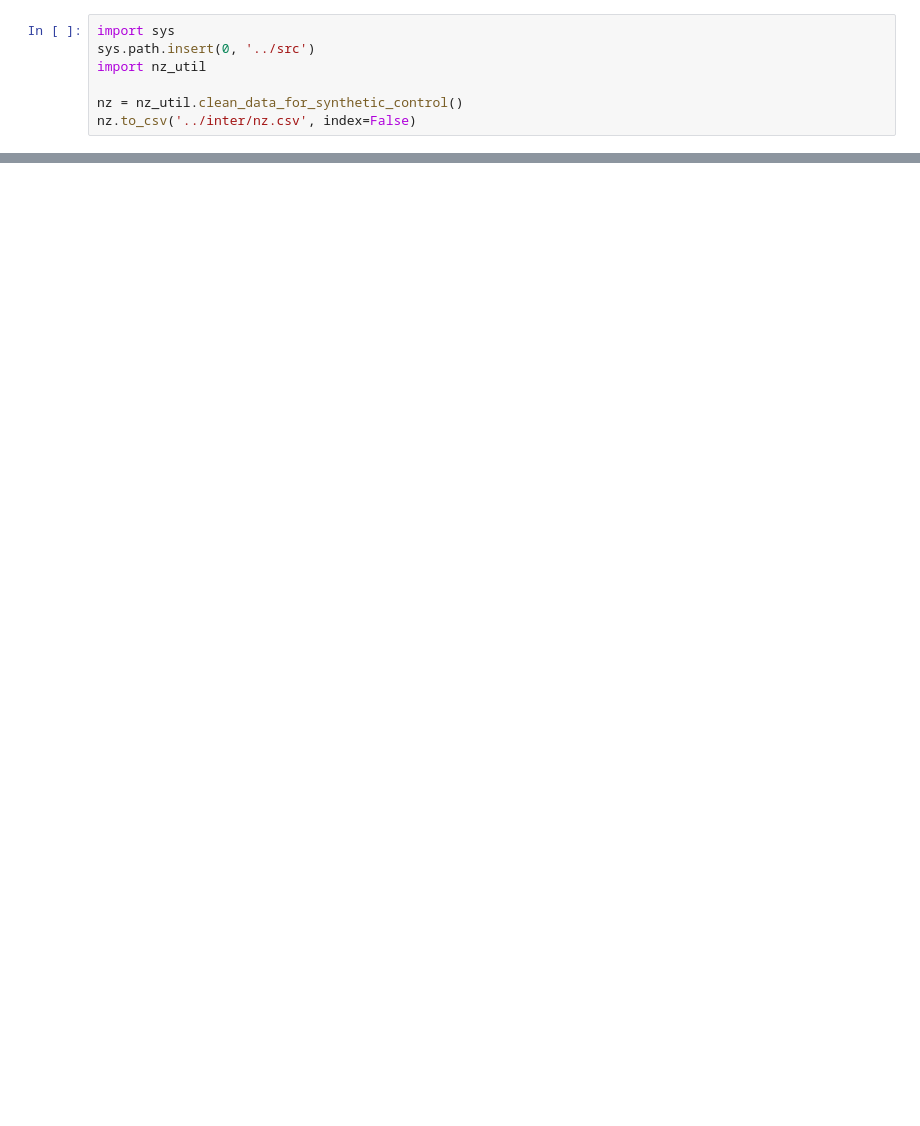
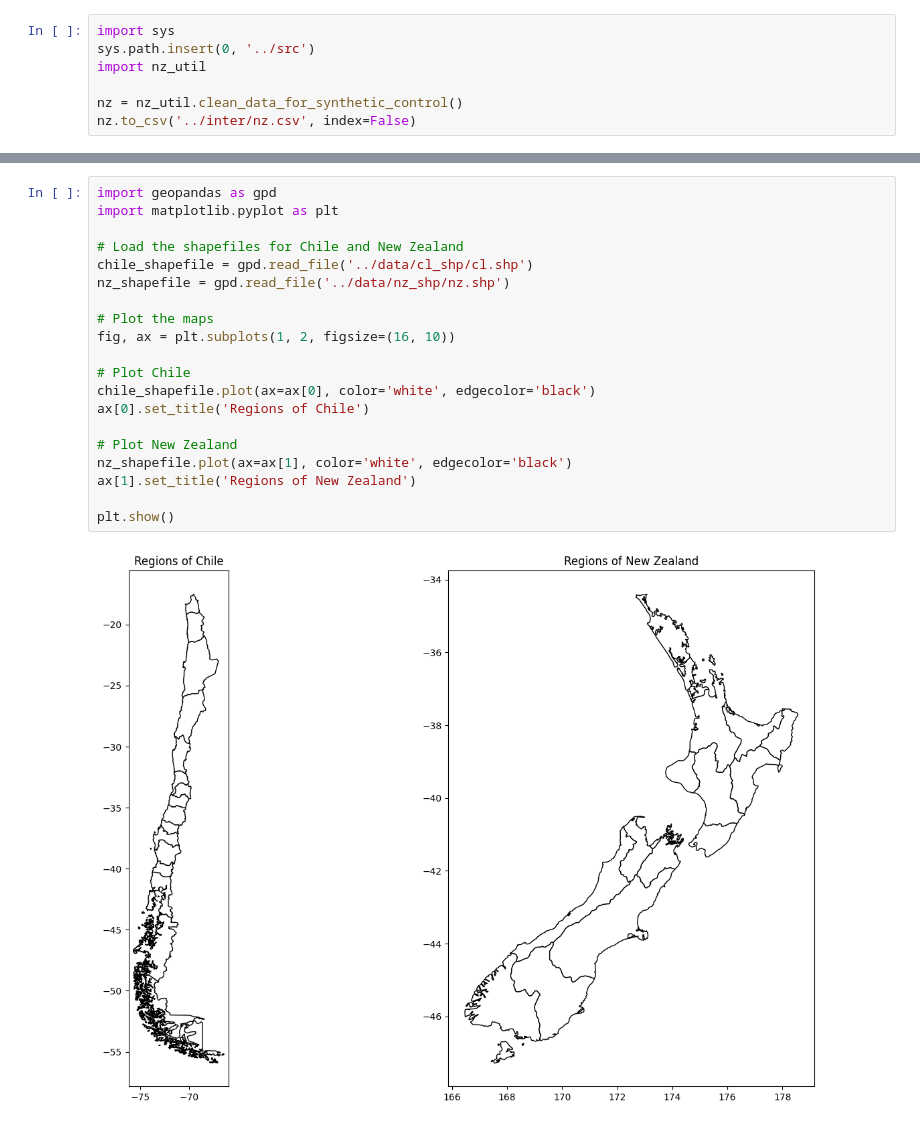
Before and after one commit to diodz/dpl-earthquakes, a Jupyter notebook: notebooks/Additional Figures.ipynb, the cells around one changed output, grey strips where cells are left out. Drawn from its saved outputs; the diff is of its cells as text; blank space fills up the shorter version.

```diff
--- a/notebooks/Additional Figures.ipynb
+++ b/notebooks/Additional Figures.ipynb
@@ -54,0 +68,22 @@ nz.head()
+# %%
+import geopandas as gpd
+import matplotlib.pyplot as plt
+
+# Load the shapefiles for Chile and New Zealand
+chile_shapefile = gpd.read_file('../data/cl_shp/cl.shp')
+nz_shapefile = gpd.read_file('../data/nz_shp/nz.shp')
+
+# Plot the maps
+fig, ax = plt.subplots(1, 2, figsize=(16, 10))
+
+# Plot Chile
+chile_shapefile.plot(ax=ax[0], color='white', edgecolor='black')
+ax[0].set_title('Regions of Chile')
+
+# Plot New Zealand
+nz_shapefile.plot(ax=ax[1], color='white', edgecolor='black')
+ax[1].set_title('Regions of New Zealand')
+
+plt.show()
+# %% [output]
+[figure, added]
```
Also changed, not shown: parts of 5 cells of this notebook, 2 other files.
